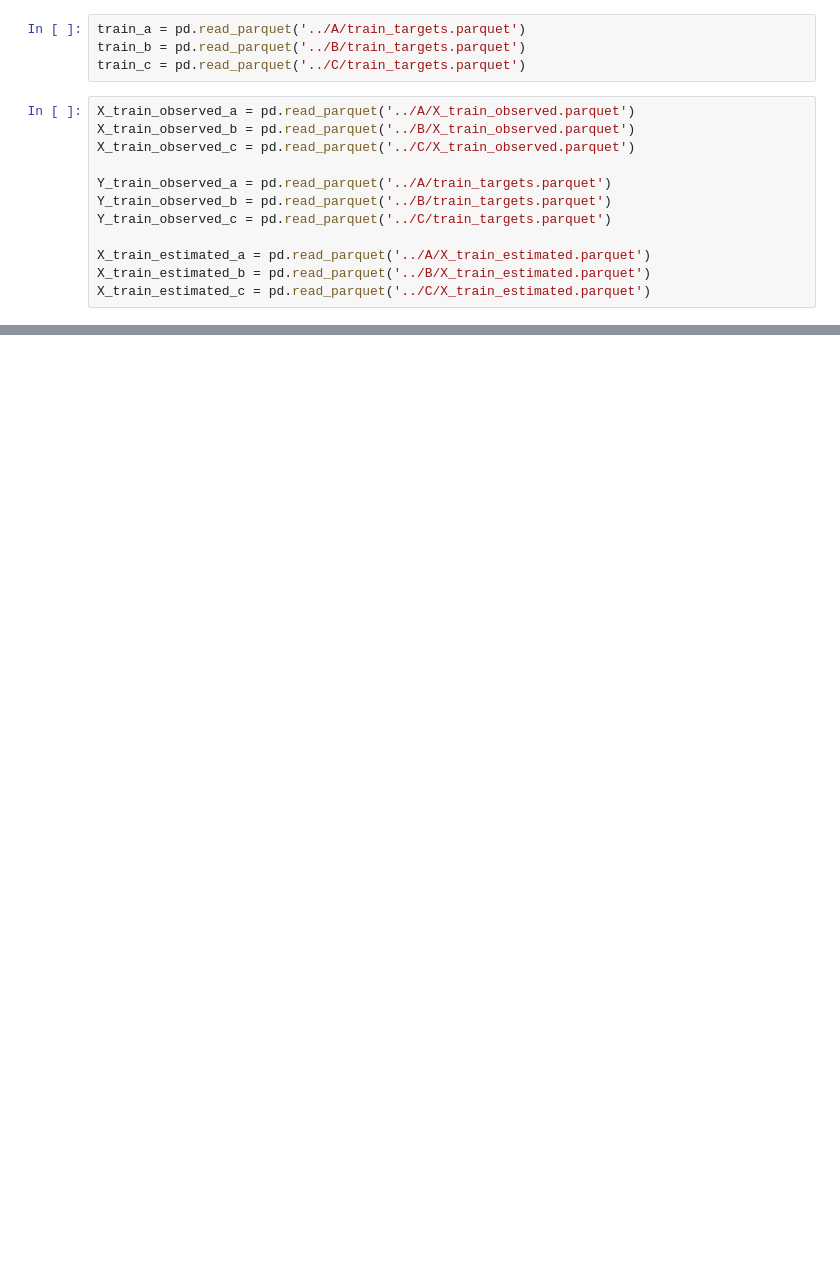
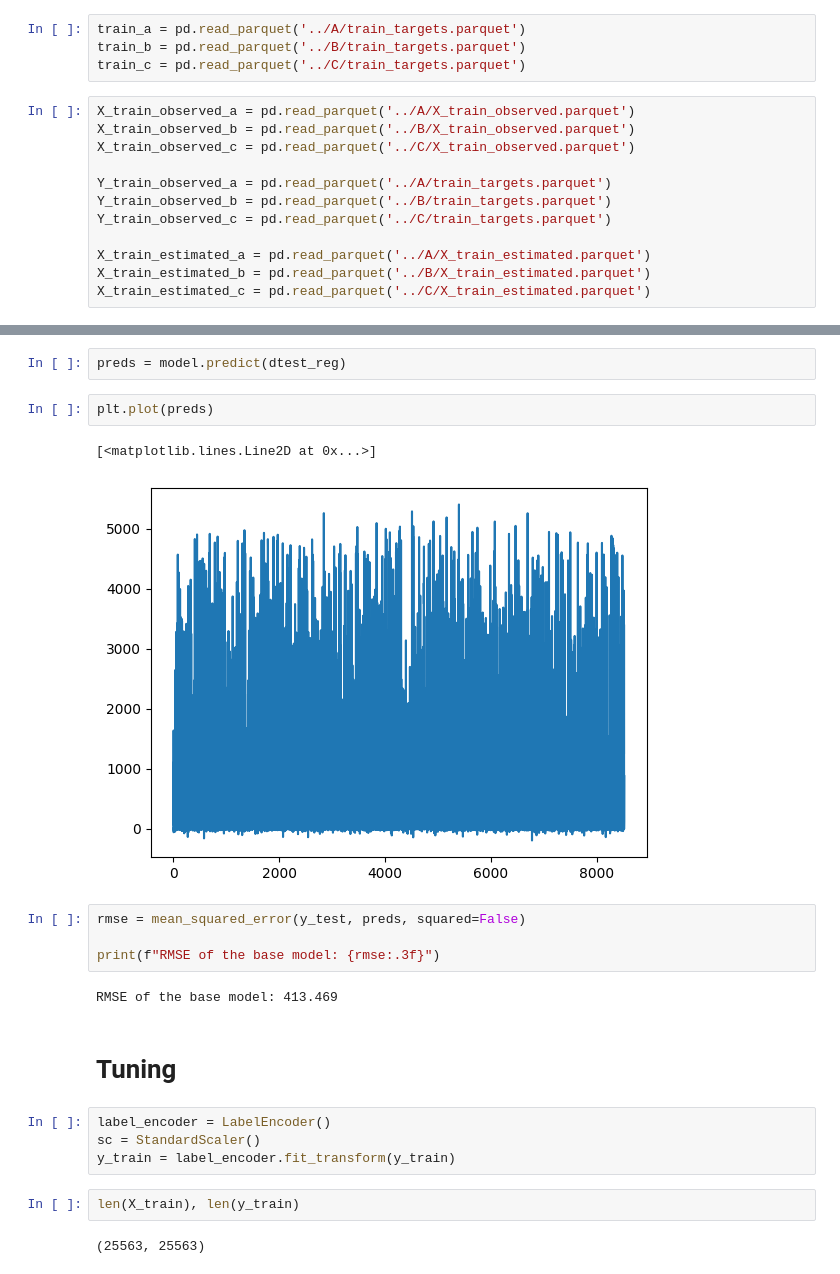
Before and after one commit to mikaelste/TDT4173-project, a Jupyter notebook: mikael/mikael_sandbox.ipynb, the cells around one changed output, grey strips where cells are left out. Cells and saved outputs as stored; diff of their text form; blank space fills up the shorter version.

```diff
--- a/mikael/mikael_sandbox.ipynb
+++ b/mikael/mikael_sandbox.ipynb
@@ -96,0 +125,23 @@ ValueError: DataFrame.dtypes for data must be int, float, bool or category. When
+# %%
+preds = model.predict(dtest_reg)
+# %%
+plt.plot(preds)
+# %% [output]
+[<matplotlib.lines.Line2D at 0x...>]
+[figure, added]
+# %%
+rmse = mean_squared_error(y_test, preds, squared=False)
+
+print(f"RMSE of the base model: {rmse:.3f}")
+# %% [output]
+RMSE of the base model: 413.469
+# %% [markdown]
+# Tuning
+# %%
+label_encoder = LabelEncoder()
+sc = StandardScaler()
+y_train = label_encoder.fit_transform(y_train)
+# %%
+len(X_train), len(y_train)
+# %% [output]
+(25563, 25563)
```
Also changed, not shown: parts of 14 cells of this notebook.
